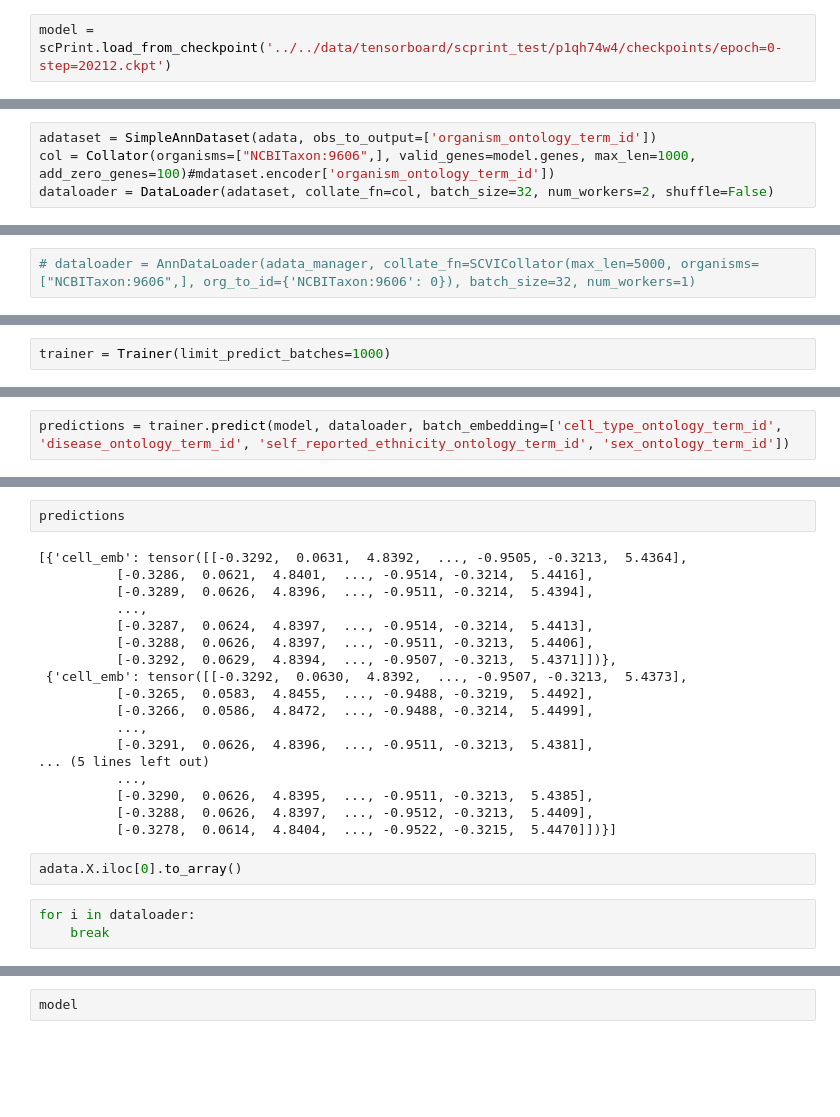
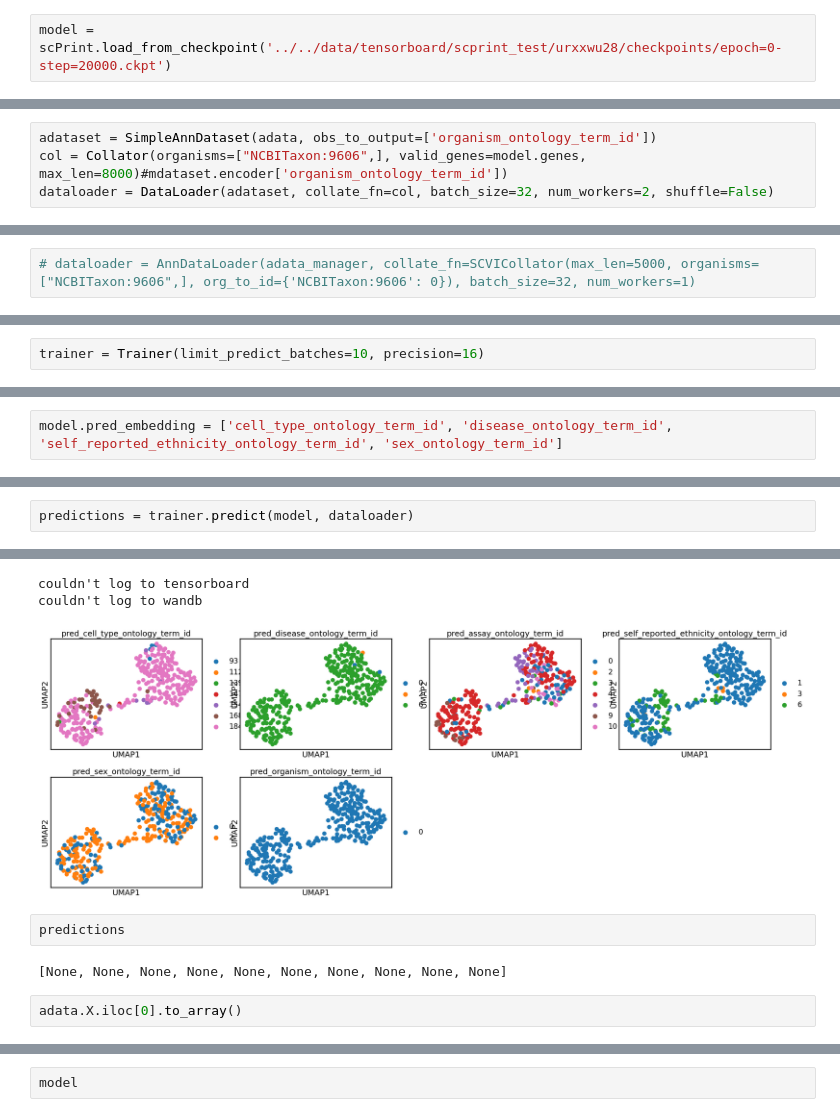
Before and after one commit to jkobject/scPRINT, a Jupyter notebook: notebooks/assessments/embedding_bench_and_task.ipynb, the cells around one changed output, grey strips where cells are left out. Drawn from its saved outputs; the diff is of its cells as text; blank space fills up the shorter version.

```diff
--- a/notebooks/assessments/embedding_bench_and_task.ipynb
+++ b/notebooks/assessments/embedding_bench_and_task.ipynb
@@ -33,7 +39,7 @@ The autoreload extension is already loaded. To reload it, use:
 # %% [markdown]
 ## preparing the model
 # %%
-model = scPrint.load_from_checkpoint('../../data/tensorboard/scprint_test/p1qh74w4/checkpoints/epoch=0-step=20212.ckpt')
+model = scPrint.load_from_checkpoint('../../data/tensorboard/scprint_test/urxxwu28/checkpoints/epoch=0-step=20000.ckpt')
 # %%
 ensembl = load_genes(['NCBITaxon:9606'])
 ensembl['ensembl_gene_id'] = ensembl.index
@@ -90,7 +96,7 @@ AnnData object with n_obs × n_vars = 16382 × 70116
     uns: 'unseen_genes'
 # %%
 adataset = SimpleAnnDataset(adata, obs_to_output=['organism_ontology_term_id'])
-col = Collator(organisms=["NCBITaxon:9606",], valid_genes=model.genes, max_len=1000, add_zero_genes=100)#mdataset.encoder['organism_ontology_term_id'])
+col = Collator(organisms=["NCBITaxon:9606",], valid_genes=model.genes, max_len=8000)#mdataset.encoder['organism_ontology_term_id'])
 dataloader = DataLoader(adataset, collate_fn=col, batch_size=32, num_workers=2, shuffle=False)
 # %% [output]
 See https://numpy.org/devdocs/release/1.25.0-notes.html and the docs for more information.  (Deprecated NumPy 1.25)
@@ -104,3 +108,3 @@ from lightning.pytorch import Trainer
 # %%
-trainer = Trainer(limit_predict_batches=1000)
+trainer = Trainer(limit_predict_batches=10, precision=16)
 # %% [output]
@@ -137,0 +133,2 @@ NameError: name 'nn' is not defined
+# %%
+model.pred_embedding = ['cell_type_ontology_term_id', 'disease_ontology_term_id', 'self_reported_ethnicity_ontology_term_id', 'sex_ontology_term_id']
@@ -138,4 +165,4 @@ NameError: name 'nn' is not defined
 # %%
-predictions = trainer.predict(model, dataloader, batch_embedding=['cell_type_ontology_term_id', 'disease_ontology_term_id', 'self_reported_ethnicity_ontology_term_id', 'sex_ontology_term_id'])
+predictions = trainer.predict(model, dataloader)
 # %% [output]
 INFO: LOCAL_RANK: 0 - CUDA_VISIBLE_DEVICES: [0]
@@ -143,25 +172,9 @@ INFO: LOCAL_RANK: 0 - CUDA_VISIBLE_DEVICES: [0]
+couldn't log to tensorboard
+couldn't log to wandb
+[figure, added]
 # %%
 predictions
 # %% [output]
-[{'cell_emb': tensor([[-0.3292,  0.0631,  4.8392,  ..., -0.9505, -0.3213,  5.4364],
-          [-0.3286,  0.0621,  4.8401,  ..., -0.9514, -0.3214,  5.4416],
-          [-0.3289,  0.0626,  4.8396,  ..., -0.9511, -0.3214,  5.4394],
-          ...,
-          [-0.3287,  0.0624,  4.8397,  ..., -0.9514, -0.3214,  5.4413],
-          [-0.3288,  0.0626,  4.8397,  ..., -0.9511, -0.3213,  5.4406],
-          [-0.3292,  0.0629,  4.8394,  ..., -0.9507, -0.3213,  5.4371]])},
- {'cell_emb': tensor([[-0.3292,  0.0630,  4.8392,  ..., -0.9507, -0.3213,  5.4373],
-          [-0.3265,  0.0583,  4.8455,  ..., -0.9488, -0.3219,  5.4492],
-          [-0.3266,  0.0586,  4.8472,  ..., -0.9488, -0.3214,  5.4499],
-          ...,
-          [-0.3291,  0.0626,  4.8396,  ..., -0.9511, -0.3213,  5.4381],
-... (5 lines left out)
-          ...,
-          [-0.3290,  0.0626,  4.8395,  ..., -0.9511, -0.3213,  5.4385],
-          [-0.3288,  0.0626,  4.8397,  ..., -0.9512, -0.3213,  5.4409],
-          [-0.3278,  0.0614,  4.8404,  ..., -0.9522, -0.3215,  5.4470]])}]
+[None, None, None, None, None, None, None, None, None, None]
 # %%
 adata.X.iloc[0].to_array()
-# %%
-for i in dataloader:
-    break
```
Also changed, not shown: parts of 9 cells of this notebook, 1 other file.
